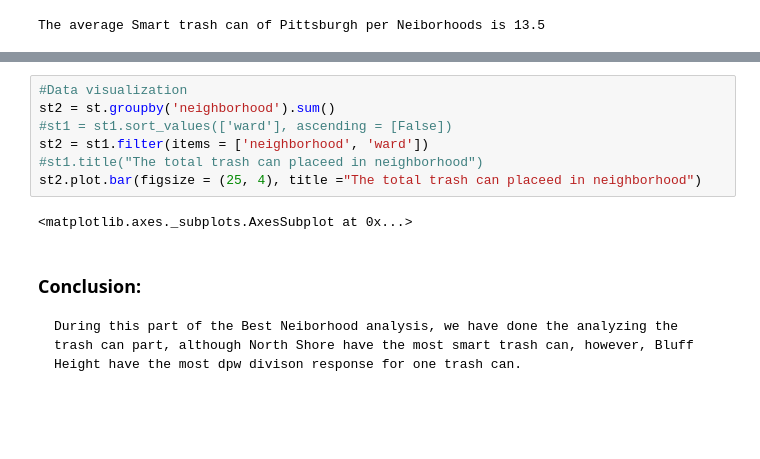
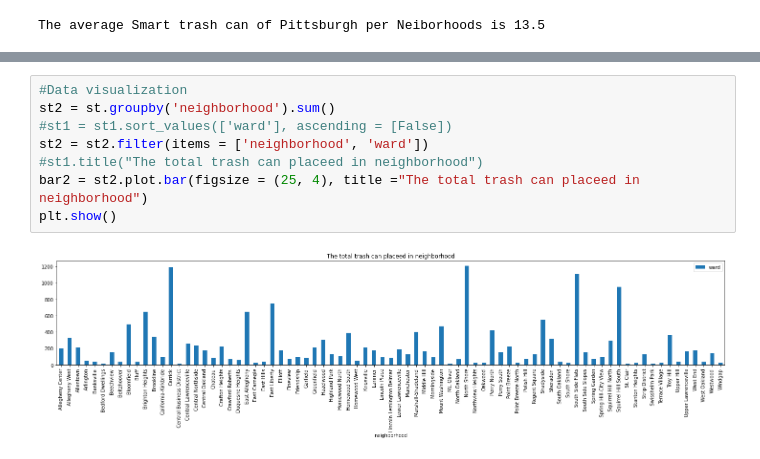
Before and after one commit to siliang0426/cmpinf0010-final, a Jupyter notebook: SmartTrash.ipynb, the cells around one changed output, grey strips where cells are left out. Cells and saved outputs as stored; diff of their text form; blank space fills up the shorter version.

```diff
--- a/SmartTrash.ipynb
+++ b/SmartTrash.ipynb
@@ -57,12 +64,10 @@ dtype: float64
 # %%
 #Data visualization
 st2 = st.groupby('neighborhood').sum()
 #st1 = st1.sort_values(['ward'], ascending = [False])
-st2 = st1.filter(items = ['neighborhood', 'ward'])
+st2 = st2.filter(items = ['neighborhood', 'ward'])
 #st1.title("The total trash can placeed in neighborhood")
-st2.plot.bar(figsize = (25, 4), title ="The total trash can placeed in neighborhood")
+bar2 = st2.plot.bar(figsize = (25, 4), title ="The total trash can placeed in neighborhood")
+plt.show()
 # %% [output]
-<matplotlib.axes._subplots.AxesSubplot at 0x...>
+[figure, added]
-# %% [markdown]
-### Conclusion:
-    During this part of the Best Neiborhood analysis, we have done the analyzing the trash can part, although North Shore have the most smart trash can, however, Bluff Height have the most dpw divison response for one trash can.
```
Also changed, not shown: parts of 5 cells of this notebook.
